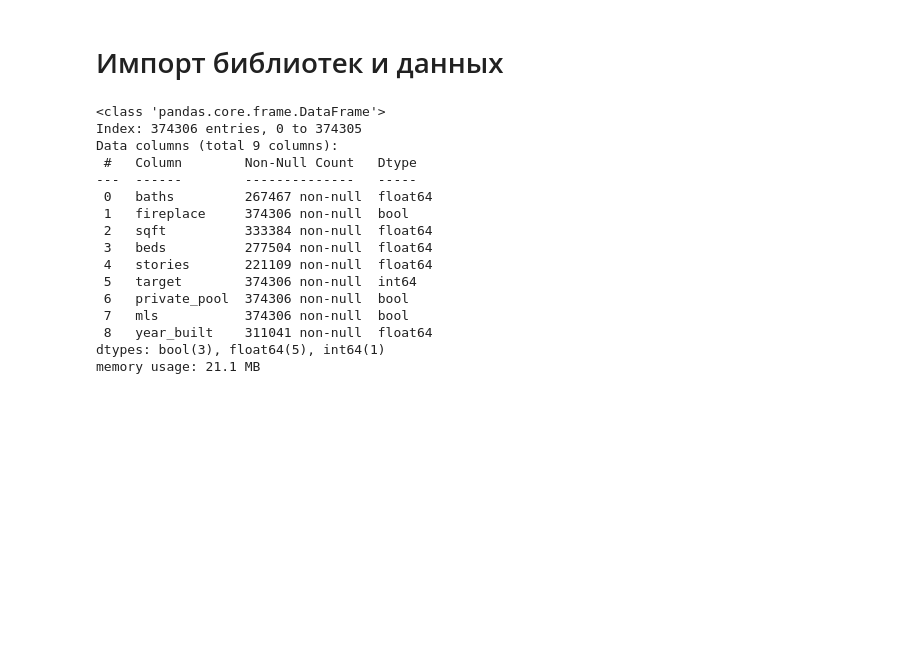
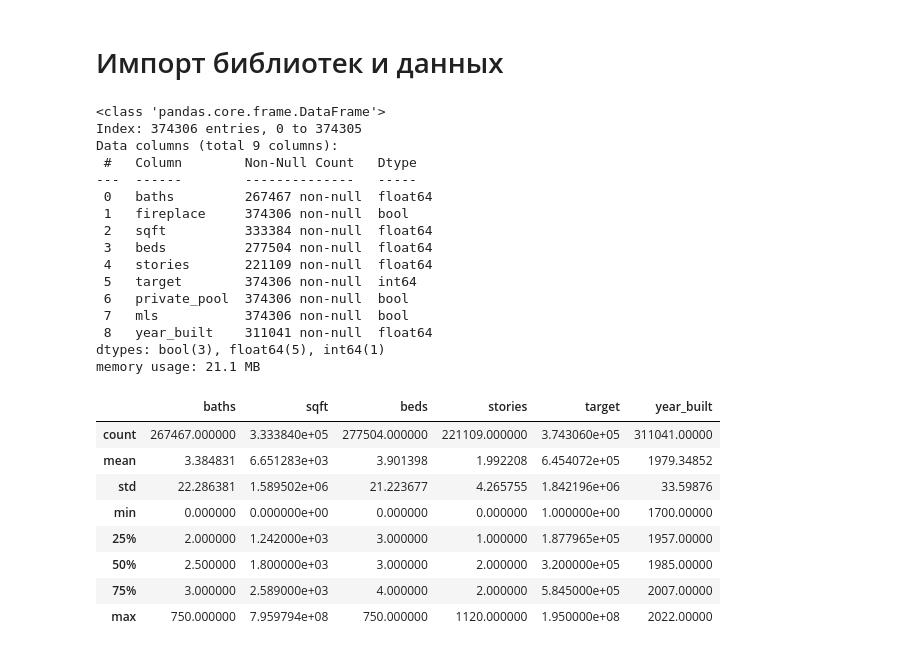
Before and after one commit to mvulf/housing_cost, a Jupyter notebook: notebooks/3.0-mv-modelling-baseline.ipynb, the cells around one changed output. Saved outputs shown, nothing was run; the diff lists cells and outputs as text; code cells hidden in the pictures; blank space fills up the shorter version.

```diff
--- a/notebooks/3.0-mv-modelling-baseline.ipynb
+++ b/notebooks/3.0-mv-modelling-baseline.ipynb
@@ -19,23 +19,33 @@ baseline_data = Path(root_folder, 'data', 'processed', '1.0_baseline.csv')
 # %%
 df = pd.read_csv(
     baseline_data,
     index_col=0
 )
 df.info()
+df.describe()
 # %% [output]
 <class 'pandas.core.frame.DataFrame'>
 Index: 374306 entries, 0 to 374305
 Data columns (total 9 columns):
  #   Column        Non-Null Count   Dtype
 ---  ------        --------------   -----
  0   baths         267467 non-null  float64
  1   fireplace     374306 non-null  bool
  2   sqft          333384 non-null  float64
  3   beds          277504 non-null  float64
  4   stories       221109 non-null  float64
  5   target        374306 non-null  int64
  6   private_pool  374306 non-null  bool
  7   mls           374306 non-null  bool
  8   year_built    311041 non-null  float64
 dtypes: bool(3), float64(5), int64(1)
 memory usage: 21.1 MB
+|  | baths | sqft | beds | stories | target | year_built |
+| count | 267467.000000 | 3.333840e+05 | 277504.000000 | 221109.000000 | 3.743060e+05 | 311041.00000 |
+| mean | 3.384831 | 6.651283e+03 | 3.901398 | 1.992208 | 6.454072e+05 | 1979.34852 |
+| std | 22.286381 | 1.589502e+06 | 21.223677 | 4.265755 | 1.842196e+06 | 33.59876 |
+| min | 0.000000 | 0.000000e+00 | 0.000000 | 0.000000 | 1.000000e+00 | 1700.00000 |
+| 25% | 2.000000 | 1.242000e+03 | 3.000000 | 1.000000 | 1.877965e+05 | 1957.00000 |
+| 50% | 2.500000 | 1.800000e+03 | 3.000000 | 2.000000 | 3.200000e+05 | 1985.00000 |
+| 75% | 3.000000 | 2.589000e+03 | 4.000000 | 2.000000 | 5.845000e+05 | 2007.00000 |
+| max | 750.000000 | 7.959794e+08 | 750.000000 | 1120.000000 | 1.950000e+08 | 2022.00000 |
```
Also changed, not shown: parts of 10 cells of this notebook.
